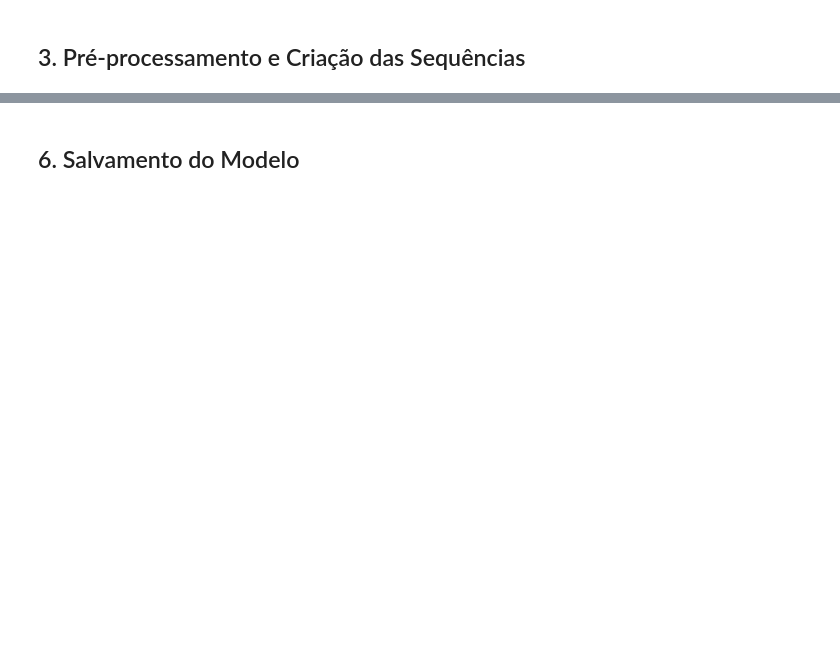
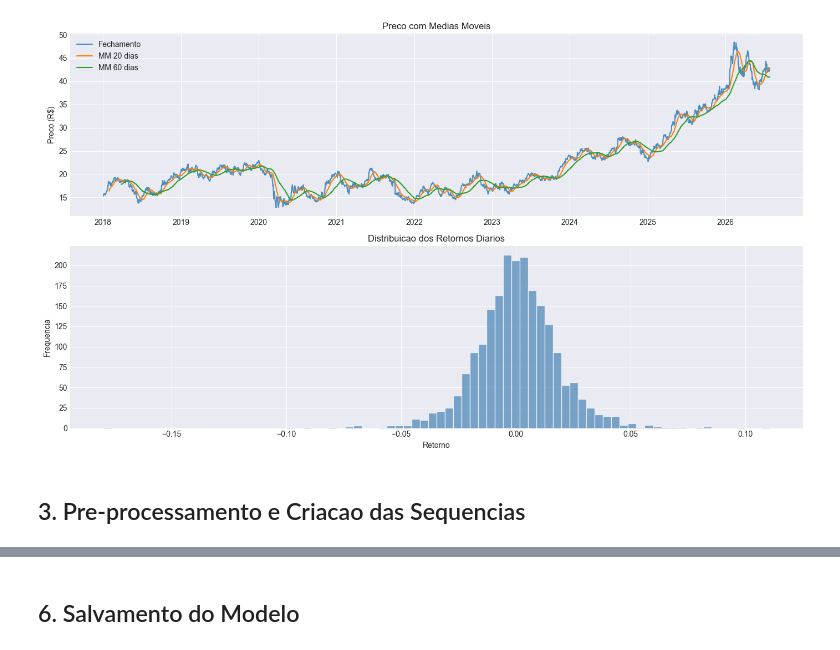
Before and after one commit to jrdados/tech-challenge-fase4, a Jupyter notebook: notebooks/01_lstm_itub4.ipynb, the cells around one changed output, grey strips where cells are left out. Drawn from its saved outputs; the diff is of its cells as text; code cells hidden in the pictures; blank space fills up the shorter version.

```diff
--- a/notebooks/01_lstm_itub4.ipynb
+++ b/notebooks/01_lstm_itub4.ipynb
@@ -60,27 +86,29 @@ plt.show()
 # %%
 df['retorno_diario'] = df['Close'].pct_change()
 df['media_movel_20'] = df['Close'].rolling(20).mean()
 df['media_movel_60'] = df['Close'].rolling(60).mean()
 
 fig, axes = plt.subplots(2, 1, figsize=(14, 8))
 
 axes[0].plot(df.index, df['Close'], label='Fechamento', alpha=0.8)
 axes[0].plot(df.index, df['media_movel_20'], label='MM 20 dias', linewidth=1.5)
 axes[0].plot(df.index, df['media_movel_60'], label='MM 60 dias', linewidth=1.5)
 axes[0].legend()
-axes[0].set_title('Preço com Médias Móveis')
-axes[0].set_ylabel('Preço (R$)')
+axes[0].set_title('Preco com Medias Moveis')
+axes[0].set_ylabel('Preco (R$)')
 
 axes[1].hist(df['retorno_diario'].dropna(), bins=80, color='steelblue', alpha=0.7, edgecolor='white')
-axes[1].set_title('Distribuição dos Retornos Diários')
+axes[1].set_title('Distribuicao dos Retornos Diarios')
 axes[1].set_xlabel('Retorno')
-axes[1].set_ylabel('Frequência')
+axes[1].set_ylabel('Frequencia')
 
 plt.tight_layout()
 plt.savefig('../reports/figures/moving_averages.png', dpi=150, bbox_inches='tight')
 plt.show()
+# %% [output]
+[figure, added]
 # %% [markdown]
-## 3. Pré-processamento e Criação das Sequências
+## 3. Pre-processamento e Criacao das Sequencias
 # %%
 X_train, y_train, X_val, y_val, X_test, y_test, scaler = prepare_data(df, window=WINDOW_SIZE)
 
```
Also changed, not shown: parts of 21 cells of this notebook, 6 other files.
